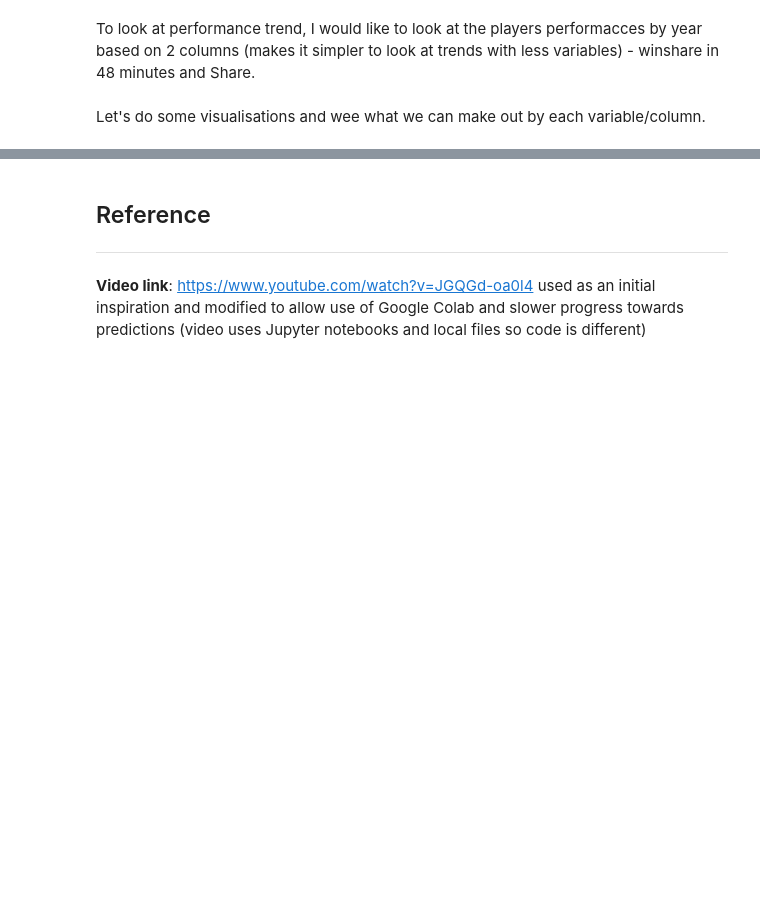
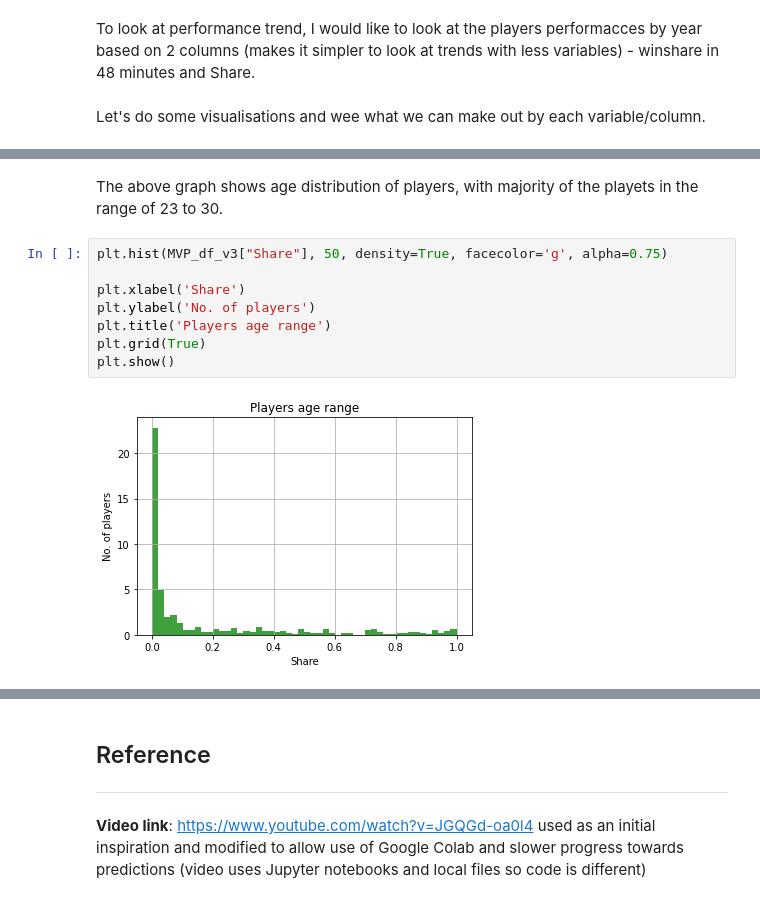
Before and after one commit to JaySanthanam/Programming-for-data, a Jupyter notebook: Projects/NBA.ipynb, the cells around one changed output, grey strips where cells are left out. Saved outputs shown, nothing was run; the diff lists cells and outputs as text; blank space fills up the shorter version.

```diff
--- a/Projects/NBA.ipynb
+++ b/Projects/NBA.ipynb
@@ -337,0 +351,12 @@ Let's do some visualisations and wee what we can make out by each variable/colum
+# %% [markdown]
+The above graph shows age distribution of players, with majority of the playets in the range of 23 to 30.
+# %%
+plt.hist(MVP_df_v3["Share"], 50, density=True, facecolor='g', alpha=0.75)
+
+plt.xlabel('Share')
+plt.ylabel('No. of players')
+plt.title('Players age range')
+plt.grid(True)
+plt.show()
+# %% [output]
+[figure, added]
```
Also changed, not shown: parts of 3 cells of this notebook.
